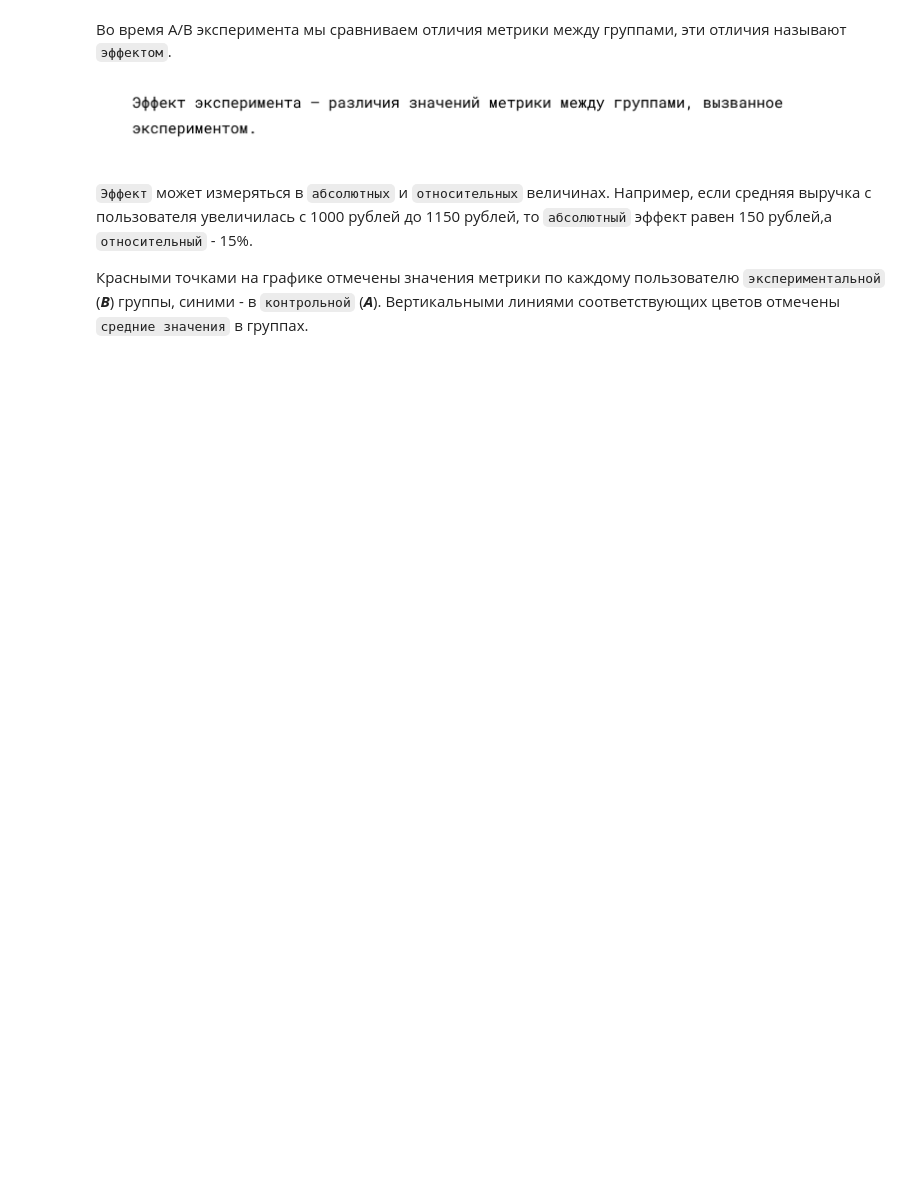
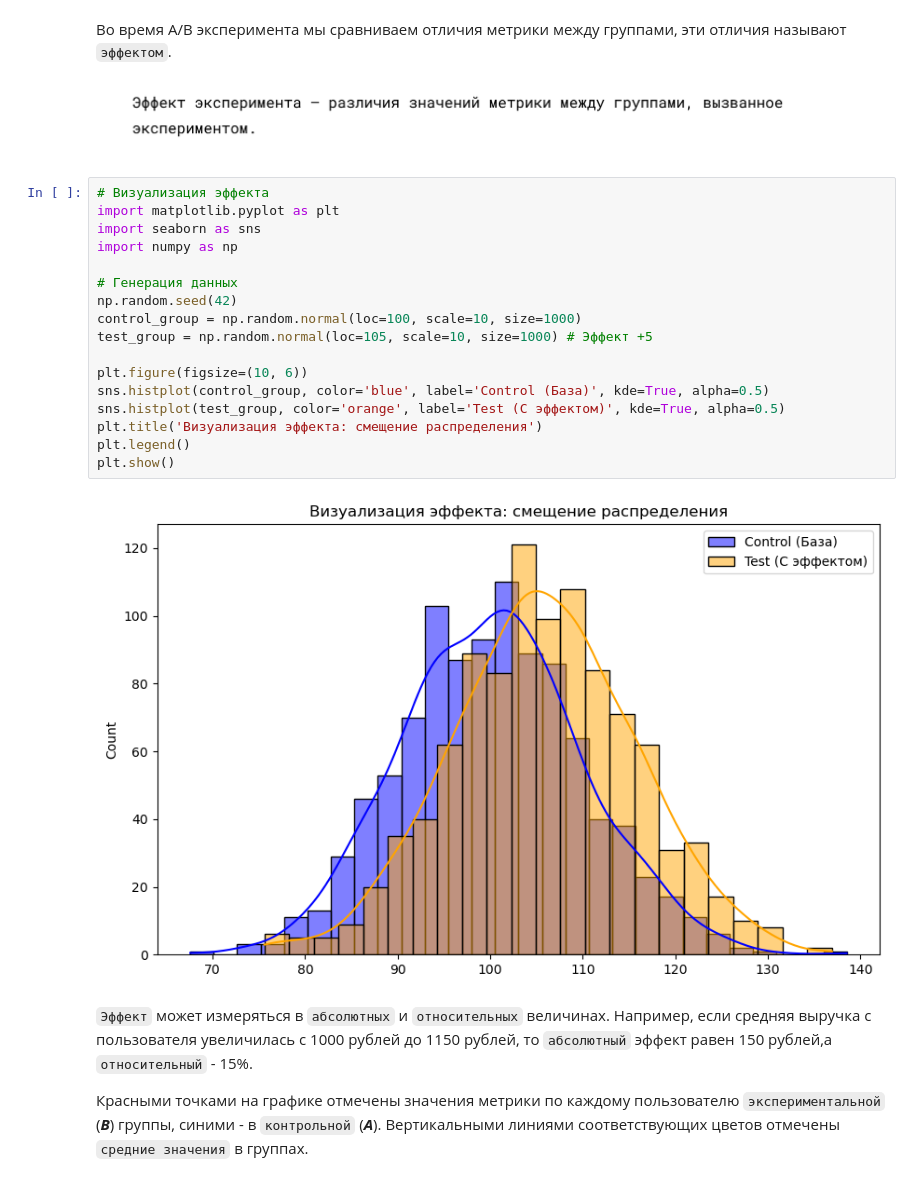
Before and after one commit to alexkit-kat/karpov_courses_ab_simulator, a Jupyter notebook: 2. Проверка гипотез/2.0 Лекция. Проверка гипотез.ipynb, the cells around one changed output. Cells and saved outputs as stored; diff of their text form; blank space fills up the shorter version.

```diff
--- a/2. Проверка гипотез/2.0 Лекция. Проверка гипотез.ipynb
+++ b/2. Проверка гипотез/2.0 Лекция. Проверка гипотез.ipynb
@@ -34,6 +64,25 @@
 Во время A/B эксперимента мы сравниваем отличия метрики между группами, эти отличия называют `эффектом`.
 
 ![image.png](attachment:image.png)
+# %%
+# Визуализация эффекта
+import matplotlib.pyplot as plt
+import seaborn as sns
+import numpy as np
+
+# Генерация данных
+np.random.seed(42)
+control_group = np.random.normal(loc=100, scale=10, size=1000)
+test_group = np.random.normal(loc=105, scale=10, size=1000) # Эффект +5
+
+plt.figure(figsize=(10, 6))
+sns.histplot(control_group, color='blue', label='Control (База)', kde=True, alpha=0.5)
+sns.histplot(test_group, color='orange', label='Test (С эффектом)', kde=True, alpha=0.5)
+plt.title('Визуализация эффекта: смещение распределения')
+plt.legend()
+plt.show()
+# %% [output]
+[figure, added]
 # %% [markdown]
 `Эффект` может измеряться в `абсолютных` и `относительных` величинах. Например, если средняя выручка с пользователя увеличилась с 1000 рублей до 1150 рублей, то `абсолютный` эффект равен 150 рублей,а `относительный` - 15%.
 
```
Also changed, not shown: parts of 2 cells of this notebook, 7 other files.
